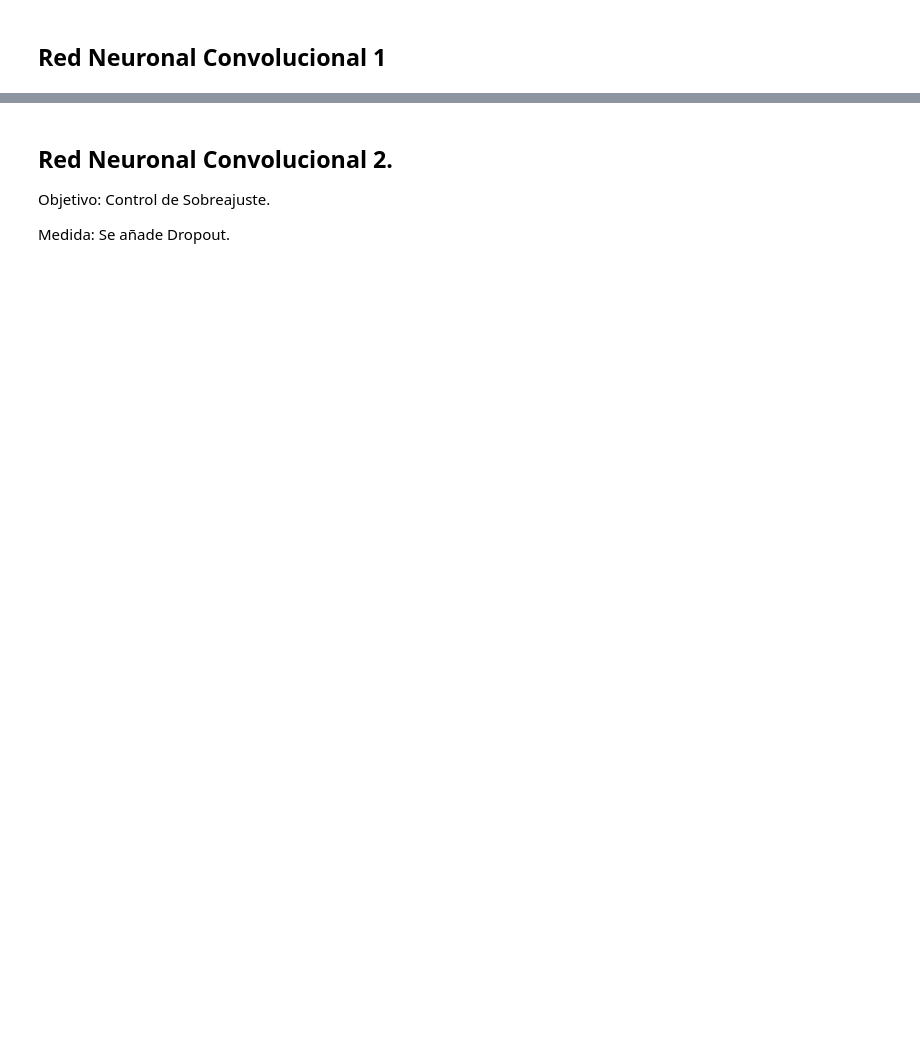
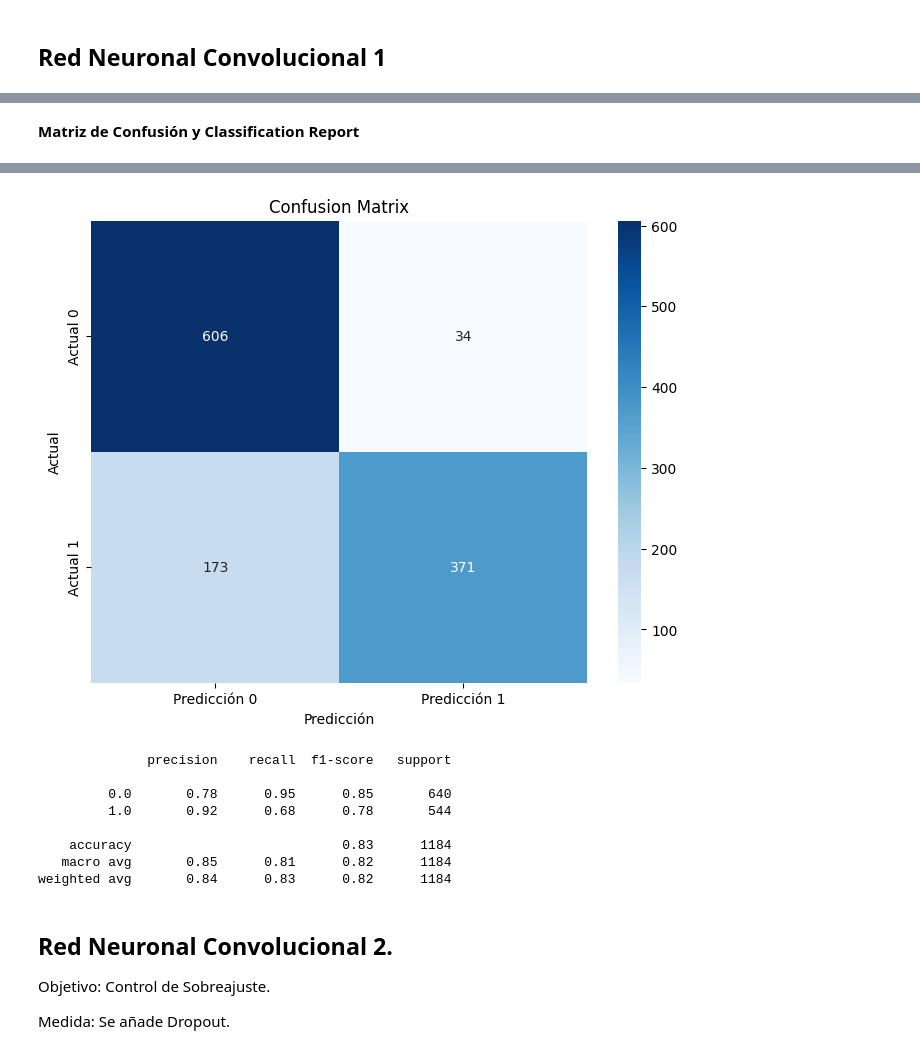
Before and after one commit to DiegoLeonG96/Tarea2_MLA, a Jupyter notebook: Tarea_2_MLA.ipynb, the cells around one changed output, grey strips where cells are left out. Cells and saved outputs as stored; diff of their text form; code cells hidden in the pictures; blank space fills up the shorter version.

```diff
--- a/Tarea_2_MLA.ipynb
+++ b/Tarea_2_MLA.ipynb
@@ -365,0 +376,19 @@ AUC del modelo: 0.9378
+# %% [markdown]
+**Matriz de Confusión y Classification Report**
+# %%
+y_pred = (model_cnn.predict(X_test) > 0.5).astype("int32")
+
+# Matriz de Confusión
+cm = confusion_matrix(y_test, y_pred)
+plt.figure(figsize=(8, 6))
+sns.heatmap(cm, annot=True, fmt='d', cmap='Blues',
+            xticklabels=['Predicción 0', 'Predicción 1'],
+            yticklabels=['Actual 0', 'Actual 1'])
+plt.xlabel('Predicción')
+plt.ylabel('Actual')
+plt.title('Confusion Matrix')
+plt.show()
+
+# Imprimir Classification Report
+print(classification_report(y_test, y_pred))
+# %% [output]
@@ -366,3 +396,12 @@ AUC del modelo: 0.9378
+[figure, added]
+              precision    recall  f1-score   support
+
+         0.0       0.78      0.95      0.85       640
+         1.0       0.92      0.68      0.78       544
+
+    accuracy                           0.83      1184
+   macro avg       0.85      0.81      0.82      1184
+weighted avg       0.84      0.83      0.82      1184
 # %% [markdown]
 ## Red Neuronal Convolucional 2.
 
```
Also changed, not shown: parts of 31 cells of this notebook.
